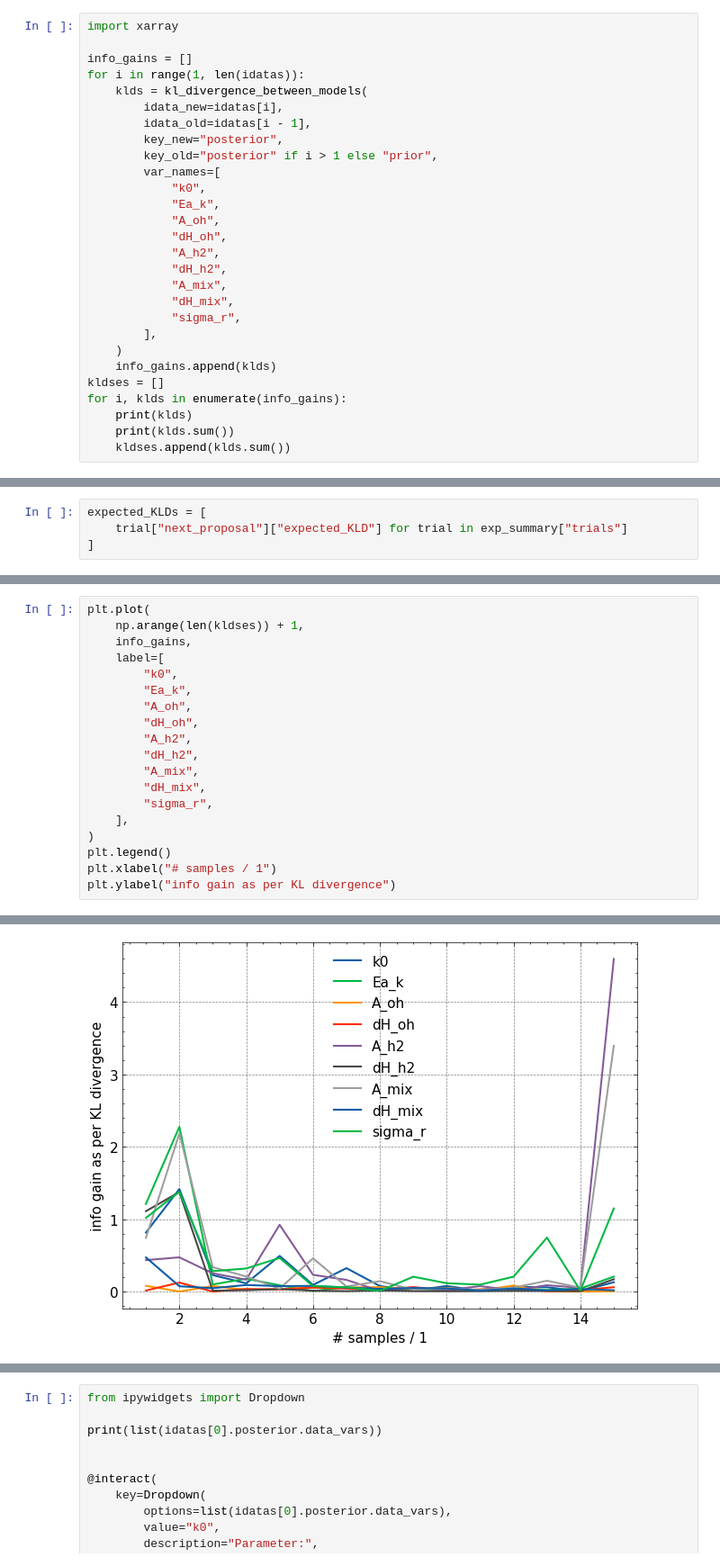
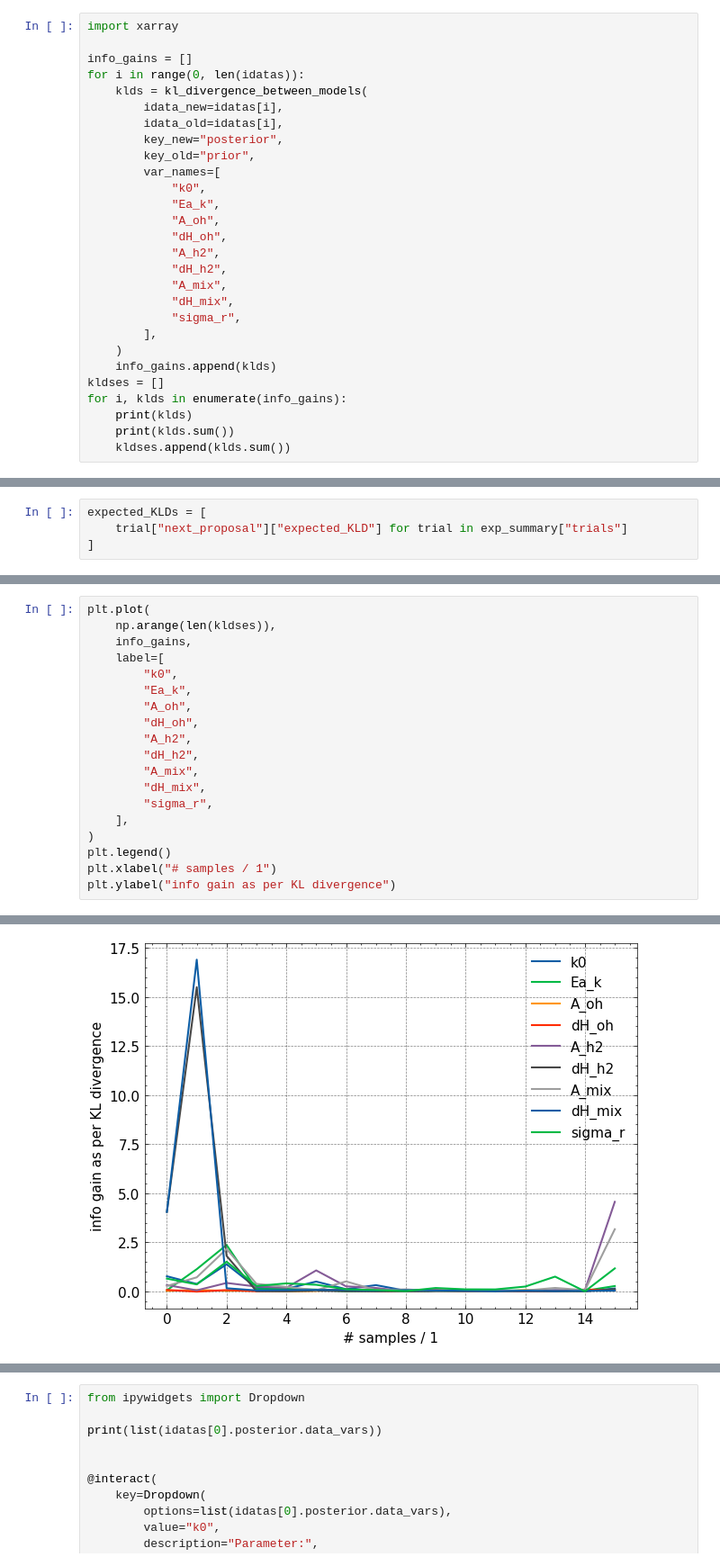
Before and after one commit to ChemRxnEngLab/BayesianIO4kinetics, a Jupyter notebook: HSA_Cam_B_019_pyro.ipynb, the cells around one changed output, grey strips where cells are left out. Shown: that part at 90% size. Cells and saved outputs as stored; diff of their text form.

```diff
--- a/HSA_Cam_B_019_pyro.ipynb
+++ b/HSA_Cam_B_019_pyro.ipynb
@@ -349,12 +389,12 @@ This figure includes Axes that are not compatible with tight_layout, so results
 import xarray
 
 info_gains = []
-for i in range(1, len(idatas)):
+for i in range(0, len(idatas)):
     klds = kl_divergence_between_models(
         idata_new=idatas[i],
-        idata_old=idatas[i - 1],
+        idata_old=idatas[i],
         key_new="posterior",
-        key_old="posterior" if i > 1 else "prior",
+        key_old="prior",
         var_names=[
             "k0",
             "Ea_k",
@@ -416,22 +456,22 @@ Text(0, 0.5, 'info gain as per KL divergence')
 # %%
 plt.plot(
-    np.arange(len(kldses)) + 1,
+    np.arange(len(kldses)),
     info_gains,
     label=[
         "k0",
         "Ea_k",
         "A_oh",
         "dH_oh",
         "A_h2",
         "dH_h2",
         "A_mix",
         "dH_mix",
         "sigma_r",
     ],
 )
 plt.legend()
 plt.xlabel("# samples / 1")
 plt.ylabel("info gain as per KL divergence")
 # %% [output]
 Text(0, 0.5, 'info gain as per KL divergence')
-[figure, old version]
+[figure, new version]
```
Also changed, not shown: parts of 14 cells of this notebook, 15 other files.
